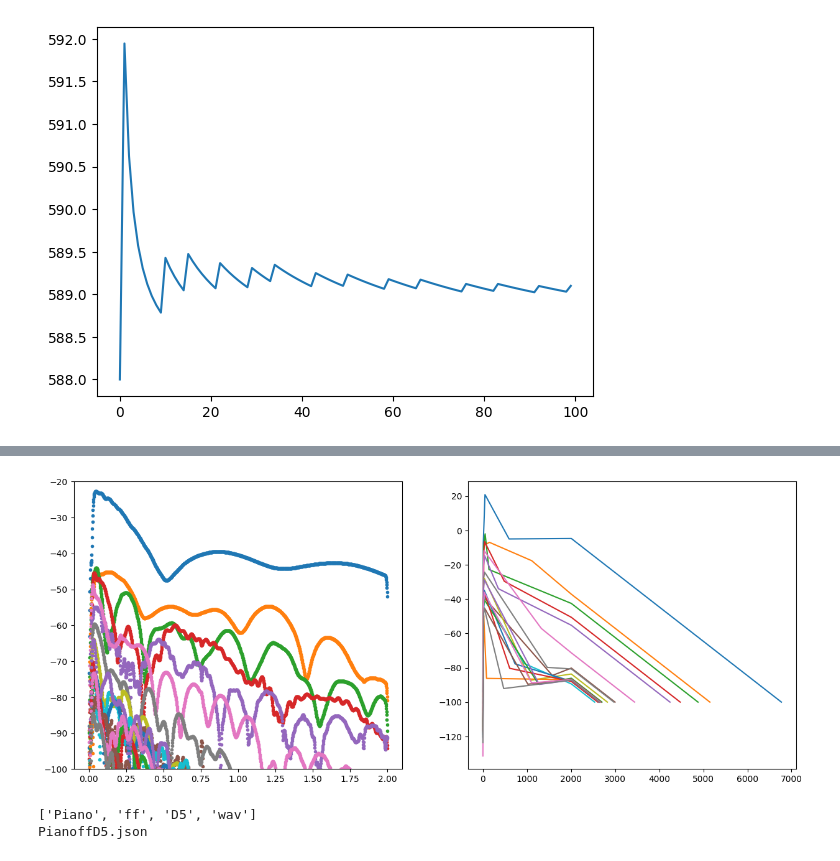
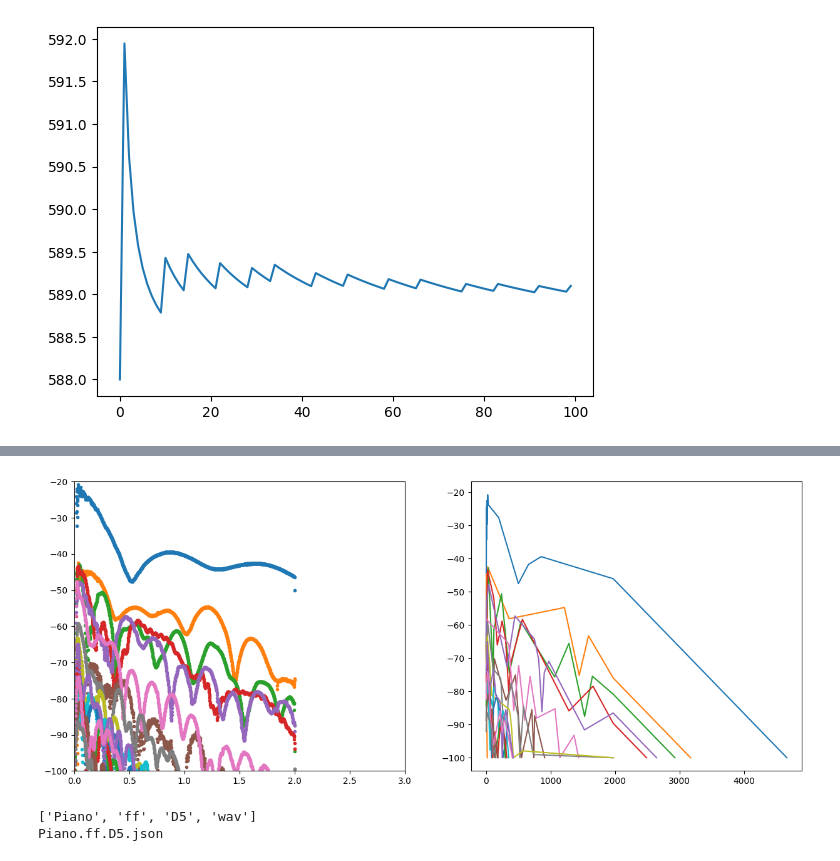
Before and after one commit to shorepine/amy, a Jupyter notebook: piano_heterodyne.ipynb, the cells around one changed output, grey strips where cells are left out. Cells and saved outputs as stored; diff of their text form; code cells hidden in the pictures.

Commit message:
Better piano envelopes; increase MAX_BREAKPOINTS to 16.

```diff
--- a/piano_heterodyne.ipynb
+++ b/piano_heterodyne.ipynb
@@ -397,25 +504,38 @@ print(params)
 # %%
 # Convert sinusoids into bp sets
 
-harms_params = {}
 
 max_harmonic = 18
 
+dt = 1 / sr
+
+f_freq = 589.232
+sm_cyc = 2.0
+
+trim_ends_sec = 0.014
+trim_ends_samps = int(round(trim_ends_sec * sr))
+
+harms_params = []
+
 for hnum in range(max_harmonic):
-    x = mags[hnum, ::hop_len]
-    x[np.flatnonzero(x == 0)] = np.nan
-    xhat, xhat2, params = linseg_fit(median_filter(x, 5))
-    #print(xhat.shape, xhat2.shape)
-    val0 = params[0]
-    nvals = zip(params[1::2], params[2::2])
-    bp_list = [[0, db_to_lin(params[0])]] + [(int(round(n * dt * 1000)), lin_of_db(val)) for n, val in nvals]
+    mag_filt = lin_to_db(np.convolve(filt_win, db_to_lin(mags[hnum]), 'same'))
+    mag_filt_trim = mag_filt[trim_ends_samps:-trim_ends_samps]
+    mmag = np.maximum(-100.0, mag_filt_trim)
+    anchor_times = hull(mmag, 12)
+    anchor_vals = mmag[anchor_times]
+    nvals = list(zip([0] + list(np.diff(anchor_times)), anchor_vals))
+    bp_list = [(int(round(n * dt * 1000)), float(db_to_lin(val)))
+               for n, val in nvals]
     last_time, last_mag = bp_list[-1]
     last_mag_db = lin_to_db(last_mag)
     final_mag_db = -100.0
     if last_mag_db > final_mag_db:
         terminal_slope = 20.0  # -db/sec
         final_dur = (last_mag_db - final_mag_db) / terminal_slope
-        bp_list.append((int(round(1000*final_dur)), db_to_lin(final_mag_db)))
-    print("h", hnum + 1, bp_list)
-    harms_params[hnum + 1] = bp_list
+        bp_list.append((int(round(1000 * final_dur)), float(db_to_lin(final_mag_db))))
+    if bp_list[-1][1] == bp_list[-2][1]:  # Final points have same mag
+        bp_list = bp_list[:-1]
+    bp_list_pair = [float(avg_freqs[hnum]), bp_list]
+    print("h", hnum + 1, bp_list_pair)
+    harms_params.append(bp_list_pair)
 # %% [output]
@@ -440,28 +560,29 @@ h 18 [[0, np.float64(6.64175635530389e-07)], (19, np.float64(0.00390317228811758
 # %%
 plt.figure(figsize=(15, 6))
 plt.subplot(1,2,1)
+harms = np.arange(len(harms_params))
 nfrm = mags[harms, ::hop_len].shape[-1]
-harms = np.arange(len(harms_params))
 frmTime = np.arange(nfrm) * hop_len / sr
 _ = plt.plot(frmTime[:nfrm], mags[harms, ::hop_len].T, '.')
 plt.ylim([-100, -20])
+plt.xlim([0, 3.0])
 
 plt.subplot(1,2,2)
-for i in range(len(harms_params)):
-    hnum = i + 1
-    times, vals = zip(*np.array(harms_params[hnum]))
+for hp in harms_params:
+    times, vals = zip(*np.array(hp[1]))
     times = np.cumsum(times)
     vals = np.array(vals)
     plt.plot(times, lin_to_db(vals))
+#plt.xlim([0, 3000])
 # %% [output]
-[figure, old version]
+[figure, new version]
 # %%
 import json
 print(filename.split('.'))
-params_file = ''.join(filename.split('.', -1)[:-1]) + '.json'
+params_file = '.'.join(filename.split('.', -1)[:-1]) + '.json'
 print(params_file)
-#with open(params_file, 'w') as f:
-#    f.write(json.dumps(harms_params))
+with open(params_file, 'w') as f:
+    f.write(json.dumps(harms_params))
 # %% [output]
 ['Piano', 'ff', 'D5', 'wav']
-PianoffD5.json
+Piano.ff.D5.json
```
Also changed, not shown: parts of 12 cells of this notebook, 3 other files.
